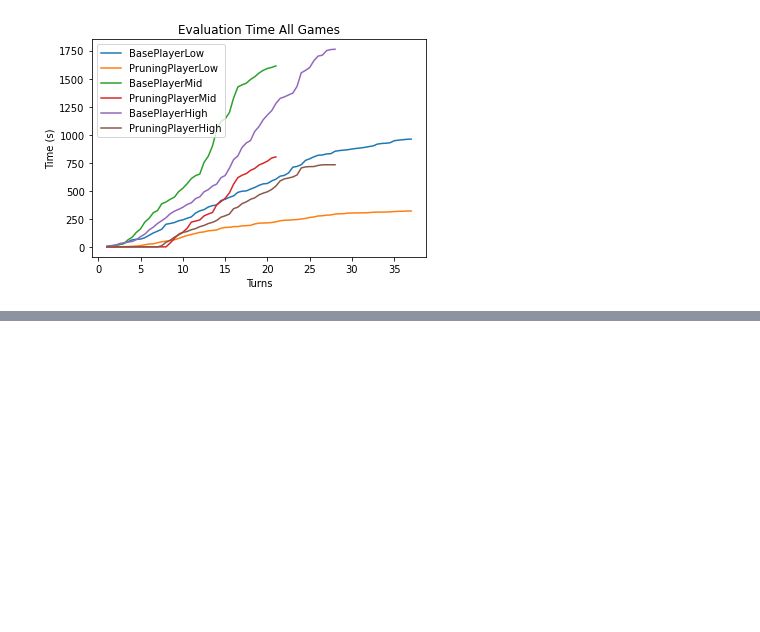
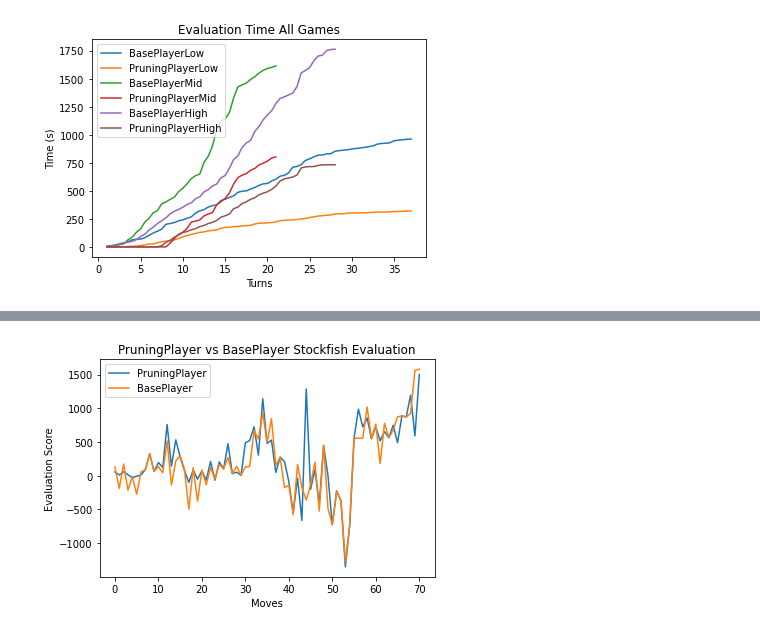
Before and after one commit to rlavelle/ChessAI, a Jupyter notebook: eval_pickle.ipynb, the cells around one changed output, grey strips where cells are left out. Drawn from its saved outputs; the diff is of its cells as text; code cells hidden in the pictures; blank space fills up the shorter version.

```diff
--- a/eval_pickle.ipynb
+++ b/eval_pickle.ipynb
@@ -127,0 +139,25 @@ Board('3r4/1pQ3k1/2B2pp1/p7/2P1P3/2K2P2/PP6/7R b - - 0 37')
+# %%
+compared_low_base = compare_with_stockfish(low_game_base)
+# %%
+
+
+def compare_graph(compared_pruning, compared_base, title, savename):
+    # eval_gameorder = np.arange(1,  1 + len(eval_game[1])/2 , 0.5)
+    plt.title(title)
+    # fitted_eval = np.array(eval_game[1])
+    # fitted_eval = fitted_eval * 60
+    plt.plot([i['value'] if i['type'] != 'mate' else 1500  for i in compared_pruning], label = 'PruningPlayer')
+    plt.plot([i['value'] if i['type'] != 'mate' else 1500  for i in compared_base], label = 'BasePlayer')
+    # plt.plot(eval_gameorder, fitted_eval, label = 'BasePlayer')
+    plt.legend()
+    plt.ylabel('Evaluation Score')
+
+    plt.xlabel('Moves')
+    # savename = level + '_game_' + figtype + '.jpg'
+    # plt.savefig('low_game_eval.jpg')
+    plt.show()
+    plt.savefig(savename)
+    plt.close()
+compare_graph(compared, compared_low_base,'PruningPlayer vs BasePlayer Stockfish Evaluation', 'lowbasecomparison.png')
+# %% [output]
+[figure, added]
```
Also changed, not shown: parts of 9 cells of this notebook, 21 other files.
